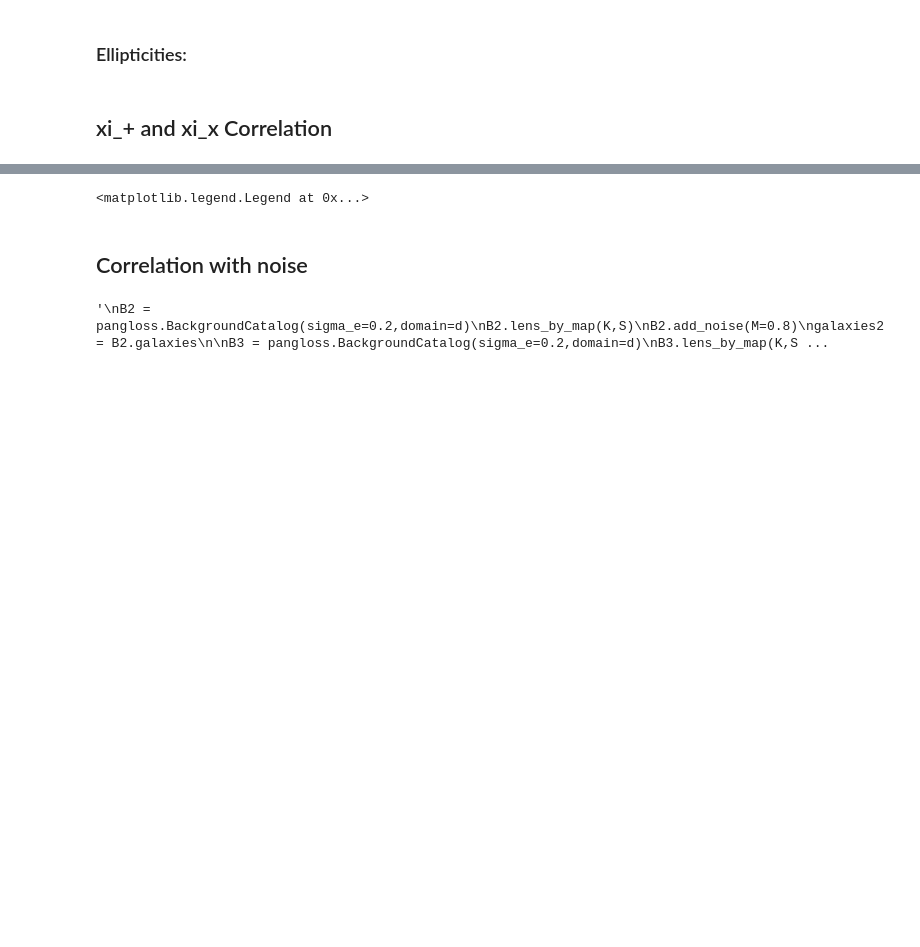
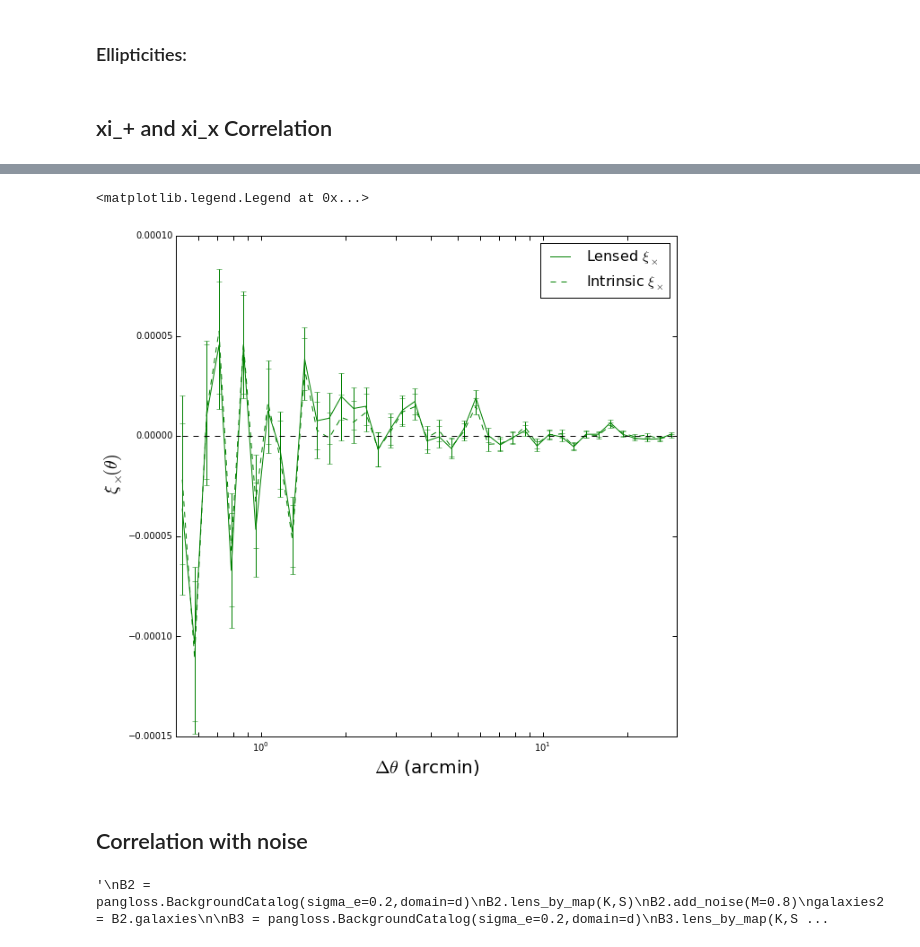
Before and after one commit to drphilmarshall/Pangloss, a Jupyter notebook: demos/CalculatingCorr.ipynb, the cells around one changed output, grey strips where cells are left out. Drawn from its saved outputs; the diff is of its cells as text; code cells hidden in the pictures; blank space fills up the shorter version.

```diff
--- a/demos/CalculatingCorr.ipynb
+++ b/demos/CalculatingCorr.ipynb
@@ -93,20 +90,21 @@ plt.gcf().set_size_inches(10,10)
 # %%
 # Pres plot 2
 plt.errorbar(np.exp(gg.logr), 0.5*(gg.xip_im+gg.xim_im), 0.5*np.sqrt(gg.varxi+gg.varxi), c='g')
 plt.errorbar(np.exp(gg_int.logr), 0.5*(gg_int.xip_im+gg_int.xim_im), 0.5*np.sqrt(gg_int.varxi+gg_int.varxi), c='g', linestyle='dashed')
 plt.plot([min(np.exp(gg.logr)),max(np.exp(gg.logr))],[0,0],c='k',linestyle='dashed')
 plt.gca().tick_params('both', length=5, width=1, which='major')
 plt.gca().tick_params('both', length=5, width=1, which='minor')
 
 plt.xscale('log')
 plt.ylabel(r'$\quad\xi_\times(\theta)$',fontsize=20)
-plt.xlabel('R (arcmin)',fontsize=20)
+plt.xlabel(r'$\Delta\theta$ (arcmin)',fontsize=20)
 plt.gcf().set_size_inches(10,10)
 plt.gca().set_xlim(min_sep,max_sep)
 #plt.title('Ellipticity-Ellipticity, bin_size = '+str(binsize))
 plt.legend([r'Lensed $\xi_\times$',r'Intrinsic $\xi_\times$'],fontsize=16)
 # %% [output]
 <matplotlib.legend.Legend at 0x...>
+[figure, added]
 # %% [markdown]
 ## Correlation with noise
 # %%
```
Also changed, not shown: parts of 10 cells of this notebook.
